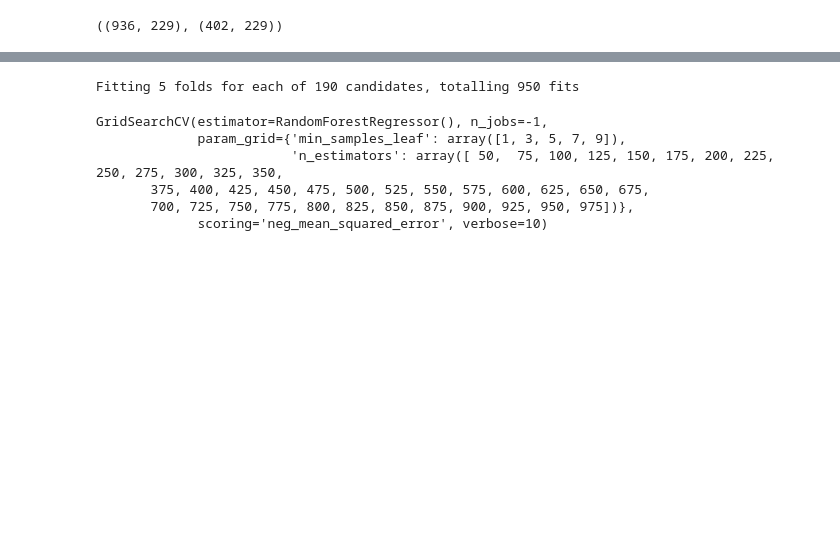
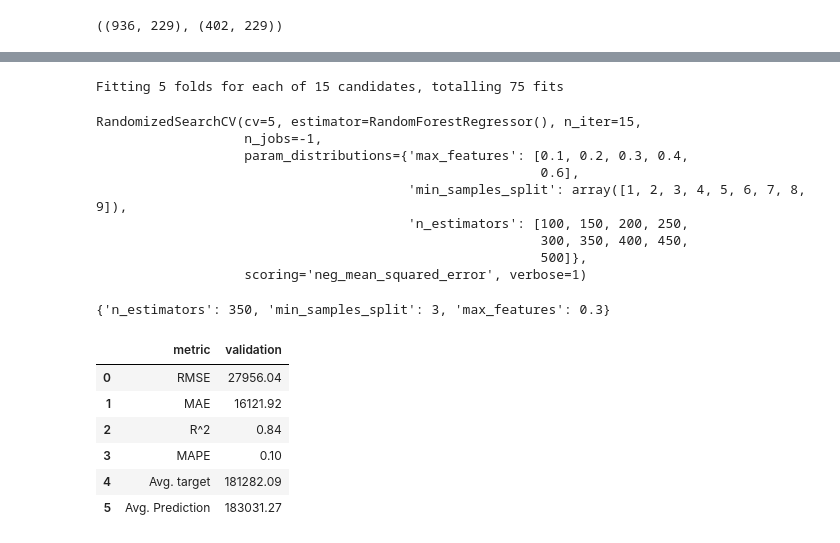
Before and after one commit to DionesGouvea/House-Price-Prediction-QuintoAndar, a Jupyter notebook: Precificação_de_imóveis_Quinto_Andar.ipynb, the cells around one changed output, grey strips where cells are left out. Saved outputs shown, nothing was run; the diff lists cells and outputs as text; code cells hidden in the pictures; blank space fills up the shorter version.

```diff
--- a/Precificação_de_imóveis_Quinto_Andar.ipynb
+++ b/Precificação_de_imóveis_Quinto_Andar.ipynb
@@ -510,26 +550,53 @@ X_tr.shape, X_ts.shape
 # %%
 from sklearn.ensemble import RandomForestRegressor
-from sklearn.model_selection import GridSearchCV
-from sklearn.model_selection import RepeatedStratifiedKFold
+from sklearn.model_selection import RandomizedSearchCV
+from sklearn.model_selection import RepeatedKFold
 
-#tunagem de hiperparametros
 
-parametros = {'n_estimators': np.arange(50,1000,25),
-              'min_samples_leaf':np.arange(1,10,2)
+parametros = {'n_estimators':[100,150,200,250,300,350,400,450,500],
+              'min_samples_split':np.arange(1,10),
+              'max_features':[0.1,0.2, 0.3, 0.4, 0.6]
               }
 
+#validacao = RepeatedKFold(n_splits = 10, n_repeats = 3)
 modelo = RandomForestRegressor()
-grid_search = GridSearchCV(modelo, param_grid = parametros,
+grid_search = RandomizedSearchCV(modelo, param_distributions = parametros,
                                    scoring = 'neg_mean_squared_error',
-                                   verbose = 10, #controla o print na tela
+                                   n_iter = 15,
+                                   cv = 5,
+                                   verbose = 1, #controla o print na tela
                                    n_jobs = -1) #controla o uso do processador
 
 grid_search.fit(X, y) #treinando o modelo.
 # %% [output]
-Fitting 5 folds for each of 190 candidates, totalling 950 fits
+Fitting 5 folds for each of 15 candidates, totalling 75 fits
-GridSearchCV(estimator=RandomForestRegressor(), n_jobs=-1,
-             param_grid={'min_samples_leaf': array([1, 3, 5, 7, 9]),
-                         'n_estimators': array([ 50,  75, 100, 125, 150, 175, 200, 225, 250, 275, 300, 325, 350,
-       375, 400, 425, 450, 475, 500, 525, 550, 575, 600, 625, 650, 675,
-       700, 725, 750, 775, 800, 825, 850, 875, 900, 925, 950, 975])},
-             scoring='neg_mean_squared_error', verbose=10)
+RandomizedSearchCV(cv=5, estimator=RandomForestRegressor(), n_iter=15,
+                   n_jobs=-1,
+                   param_distributions={'max_features': [0.1, 0.2, 0.3, 0.4,
+                                                         0.6],
+                                        'min_samples_split': array([1, 2, 3, 4, 5, 6, 7, 8, 9]),
+                                        'n_estimators': [100, 150, 200, 250,
+                                                         300, 350, 400, 450,
+                                                         500]},
+                   scoring='neg_mean_squared_error', verbose=1)
+# %%
+grid_search.best_params_
+# %% [output]
+{'n_estimators': 350, 'min_samples_split': 3, 'max_features': 0.3}
+# %%
+#aplicando um random forest com os melhores hiperparametros
+
+rf_model = RandomForestRegressor(n_estimators = 350,min_samples_split = 3,max_features=0.3,random_state = 1603)
+rf_model.fit(X_tr, y_tr)
+
+rf_pred = rf_model.predict(X_ts)
+
+metrics_report(y_ts,rf_pred,'validation')
+# %% [output]
+|  | metric | validation |
+| 0 | RMSE | 27956.04 |
+| 1 | MAE | 16121.92 |
+| 2 | R^2 | 0.84 |
+| 3 | MAPE | 0.10 |
+| 4 | Avg. target | 181282.09 |
+| 5 | Avg. Prediction | 183031.27 |
```
Also changed, not shown: parts of 21 cells of this notebook.
